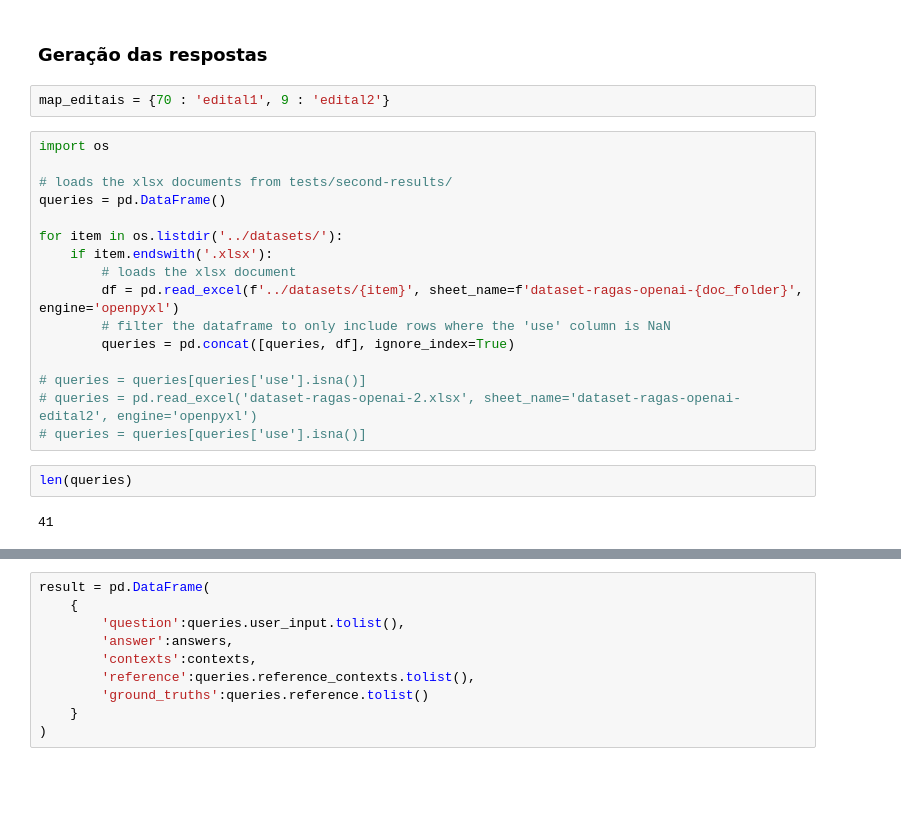
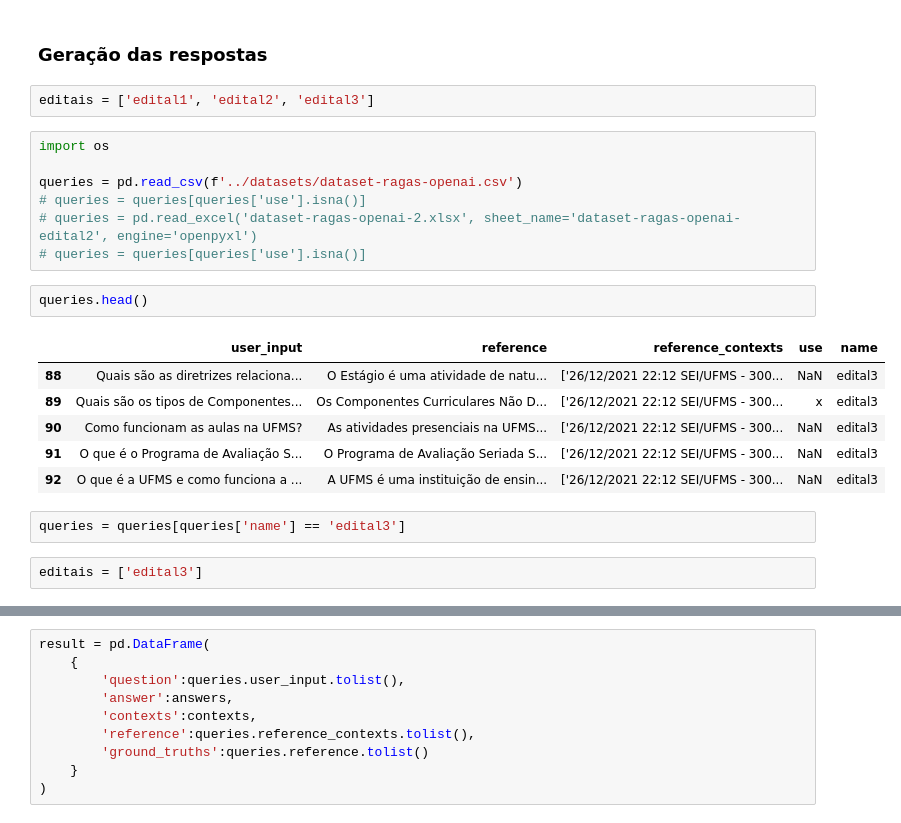
Before and after one commit to lucasstna/CapiGPT, a Jupyter notebook: notebooks/RAG with semantic chunker.ipynb, the cells around one changed output, grey strips where cells are left out. Cells and saved outputs as stored; diff of their text form; blank space fills up the shorter version.

Commit message:
adding results for the third document

```diff
--- a/notebooks/RAG with semantic chunker.ipynb
+++ b/notebooks/RAG with semantic chunker.ipynb
@@ -173,26 +173,26 @@ output = chain.invoke(
 print(output['output_text'])
 # %% [markdown]
 ### Geração das respostas
-# %%
-map_editais = {70 : 'edital1', 9 : 'edital2'}
+# %%
+editais = ['edital1', 'edital2', 'edital3']
 # %%
 import os
 
-# loads the xlsx documents from tests/second-results/
-queries = pd.DataFrame()
-
-for item in os.listdir('../datasets/'):
-    if item.endswith('.xlsx'):
-        # loads the xlsx document
-        df = pd.read_excel(f'../datasets/{item}', sheet_name=f'dataset-ragas-openai-{doc_folder}', engine='openpyxl')
-        # filter the dataframe to only include rows where the 'use' column is NaN
-        queries = pd.concat([queries, df], ignore_index=True)
-
+queries = pd.read_csv(f'../datasets/dataset-ragas-openai.csv')
 # queries = queries[queries['use'].isna()]
 # queries = pd.read_excel('dataset-ragas-openai-2.xlsx', sheet_name='dataset-ragas-openai-edital2', engine='openpyxl')
 # queries = queries[queries['use'].isna()]
-# %%
-len(queries)
-# %% [output]
-41
+# %%
+queries.head()
+# %% [output]
+|  | user_input | reference | reference_contexts | use | name |
+| 88 | Quais são as diretrizes relaciona... | O Estágio é uma atividade de natu... | ['26/12/2021 22:12 SEI/UFMS - 300... | NaN | edital3 |
+| 89 | Quais são os tipos de Componentes... | Os Componentes Curriculares Não D... | ['26/12/2021 22:12 SEI/UFMS - 300... | x | edital3 |
+| 90 | Como funcionam as aulas na UFMS? | As atividades presenciais na UFMS... | ['26/12/2021 22:12 SEI/UFMS - 300... | NaN | edital3 |
+| 91 | O que é o Programa de Avaliação S... | O Programa de Avaliação Seriada S... | ['26/12/2021 22:12 SEI/UFMS - 300... | NaN | edital3 |
+| 92 | O que é a UFMS e como funciona a ... | A UFMS é uma instituição de ensin... | ['26/12/2021 22:12 SEI/UFMS - 300... | NaN | edital3 |
+# %%
+queries = queries[queries['name'] == 'edital3']
+# %%
+editais = ['edital3']
 # %%
```
Also changed, not shown: parts of 9 cells of this notebook, 10 other files.
